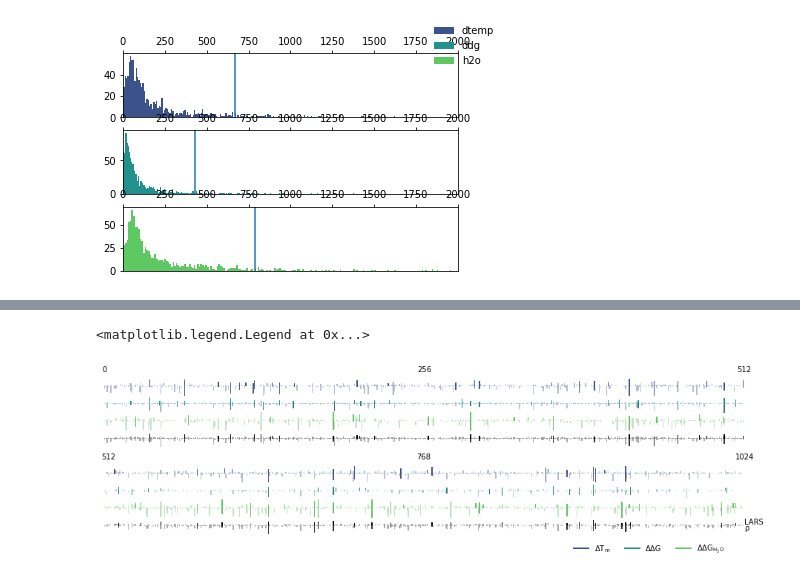
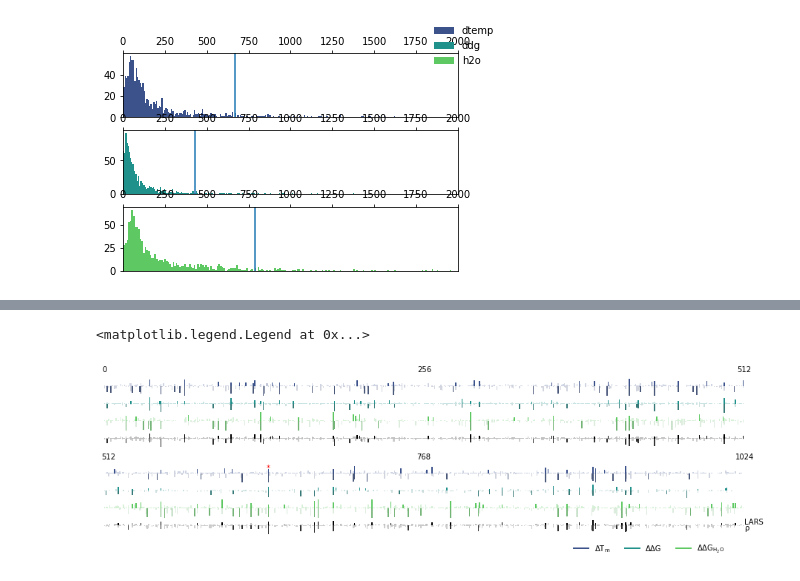
Before and after one commit to lkndl/mapra, a Jupyter notebook: mapra/11_feature_sampling.ipynb, the cells around one changed output, grey strips where cells are left out. Drawn from its saved outputs; the diff is of its cells as text; code cells hidden in the pictures.

```diff
--- a/mapra/11_feature_sampling.ipynb
+++ b/mapra/11_feature_sampling.ipynb
@@ -136,4 +133,6 @@ delta_coefs
 # %%
+perc = 95
+
 cmap = sns.color_palette('viridis', 3)
 fig, axes = plt.subplots(3, 1)
 for (delta, cnt), ax in zip(delta_coefs.items(), axes):
@@ -141,8 +140,8 @@ for (delta, cnt), ax in zip(delta_coefs.items(), axes):
     print(cmap[delta_labels.index(delta)])
     vals = list(cnt.values())
     print('std:', np.std(vals))
-    p = np.percentile(vals, 95)
-    print('95th percentile:', p)
+    p = np.percentile(vals, perc)
+    print(f'{perc}th percentile:', p)
     ax.hist(cnt.values(), bins=200, color=cmap[delta_labels.index(delta)], label=delta)
     ax.set(xlim=(0, 2000))
     ax.axvline(x=p)
@@ -162,3 +161,16 @@ std: 283.6349927975244
 95th percentile: 791.6999999999998
 <matplotlib.legend.Legend at 0x...>
 [figure]
+# %%
+# how many features are usually selected?
+cmap = sns.color_palette('viridis', 3)
+fig, axes = plt.subplots(3, 1)
+for (delta, vals), ax in zip(feature_counts.items(), axes):
+    print(delta)
+    print('std:', np.std(vals), ' mean:', np.mean(vals))
+    # p = np.percentile(vals, perc)
+    # print(f'{perc}th percentile:', p)
+    ax.hist(vals, bins=200, color=cmap[delta_labels.index(delta)], label=delta)
+    ax.set(xlim=(0, 2000))
+    # ax.axvline(x=p)
+fig.legend(frameon=False, fancybox=False)
@@ -175,12 +196,16 @@ sum_coefs = np.zeros((1024,))
 sum_spears = np.zeros((1024,))
 to_alphas = lambda ar2alphas: [1 if c > p else 0 for c in ar2alphas]
 
+stars = np.full((1024,), 1)
 
-def get_colors(ar, p, i, alpha=.4):
+
+def get_colors(ar, p, color, alpha=.25):
     alphas = [1 if c > p else alpha for c in ar]
-    c1 = [(*cmap[i], a) for a in alphas]
-    c2 = [(*cmap2[i], a) for a in alphas]
-    return c1, c2
+    return [(*color, a) for a in alphas]
+
+
+def update_stars(ar, centile, stars):
+    return np.array([1 if c > centile and s > 0 else 0 for c, s in zip(ar, stars)])
 
 
 def detick(ax):
@@ -194,7 +219,6 @@ def detick(ax):
 for i, (co_cnt, sp_cnt) in enumerate(zip(delta_coefs.values(),
                                          delta_spears.values())):
     coefs = np.array([co_cnt[i] for i in range(1024)], dtype=float)
-    p = np.percentile(coefs, 95)  # then highlight all counts > p    # break
     spears = np.array([sp_cnt[i] for i in range(1024)], dtype=float)
     sum_coefs += coefs
     sum_spears += spears
@@ -202,33 +226,48 @@ for i, (co_cnt, sp_cnt) in enumerate(zip(delta_coefs.values(),
     sps = scipy.stats.spearmanr(np.vstack((coefs, spears)).T, axis=0)[0]
     print(sps)
 
+    p = np.percentile(coefs, perc)  # then highlight all counts > p    # break
+    q = np.percentile(spears, perc)
+
     ax = axes[i]
-    c1, c2 = get_colors(coefs[:512], p, i)
-    ax.bar(list(range(512)), coefs[:512], color=c1)
-    ax.bar(list(range(512)), -spears[:512], color=c2)
+    ax.bar(list(range(512)), coefs[:512], width=.9,
+           color=get_colors(coefs[:512], p, cmap[i]))
+    ax.bar(list(range(512)), -spears[:512],  width=.9,
+           color=get_colors(spears[:512], q, cmap2[i]))
     ax.set_xlim(-1, 512)
     detick(ax)
 
     ax = axes[i + 5]
-    c1, c2 = get_colors(coefs[512:], p, i)
-    ax.bar(list(range(512)), coefs[512:], color=c1)
-    ax.bar(list(range(512)), -spears[512:], color=c2)
+    ax.bar(list(range(512)), coefs[512:],  width=.9,
+           color=get_colors(coefs[512:], p, cmap[i]))
+    ax.bar(list(range(512)), -spears[512:],  width=.9,
+           color=get_colors(spears[512:], q, cmap2[i]))
     ax.set_xlim(-1, 512)
     detick(ax)
 
+    stars = update_stars(coefs, p, stars)
+    stars = update_stars(spears, q, stars)
+
+stars = [i for i, c in enumerate(stars) if c > 0]
+print(stars)
+
 ax = axes[3]
-c1, c2 = get_colors(sum_coefs[:512], np.percentile(sum_coefs, 95), 3)
-ax.bar(list(range(512)), sum_coefs[:512] / 3, color=c1)
-ax.bar(list(range(512)), -sum_spears[:512] / 3, color=c2)
+p = np.percentile(sum_coefs, perc)  # then highlight all counts > p    # break
+q = np.percentile(sum_spears, perc)
+ax.bar(list(range(512)), sum_coefs[:512] / 3,  width=.9,
+       color=get_colors(sum_coefs[:512], p, cmap[3]))
+ax.bar(list(range(512)), -sum_spears[:512] / 3,  width=.9,
+       color=get_colors(sum_spears[:512], q, cmap2[3]))
 ax.set_xlim(-1, 512)
 detick(ax)
 
 axes[4].set_visible(False)
 
 ax = axes[8]
-c1, c2 = get_colors(sum_coefs[512:], np.percentile(sum_coefs, 95), 3)
-ax.bar(list(range(512)), sum_coefs[512:] / 3, color=c1)
-ax.bar(list(range(512)), -sum_spears[512:] / 3, color=c2)
+ax.bar(list(range(512)), sum_coefs[512:] / 3,  width=.9,
+       color=get_colors(sum_coefs[512:], p, cmap[3]))
+ax.bar(list(range(512)), -sum_spears[512:] / 3,  width=.9,
+       color=get_colors(sum_spears[512:], q, cmap2[3]))
 ax.set_xlim(-1, 512)
 detick(ax)
 
@@ -243,13 +282,20 @@ axi = axes[5].twiny()
 axi.set(xticks=[4, 256, 512], xticklabels=[512, 768, 1024])
 axi.tick_params(length=0)
 
+for st in stars:
+    a, shift = 0, 0
+    if st > 512:
+        a, shift = 5, 512
+    axes[a].text(st - shift, 600, '*', color='red', horizontalalignment='center')
+
 sns.despine(left=True, bottom=True)
 fig.subplots_adjust(left=0, right=1, bottom=0, top=1, hspace=-.15)
 
 # mess around with the legend
 handles = list()
 for de, co in zip(delta_labels, cmap):
-    handles.append(mlines.Line2D([], [], color=co, label=data.tex_lookup[de], linewidth=2))
+    handles.append(mlines.Line2D([], [], color=co,
+                                 label=data.tex_lookup[de], linewidth=2))
 axes[-1].legend(title='', bbox_to_anchor=(.98, -.05), ncol=3, handles=handles,
                 frameon=False, fancybox=False, facecolor=None)
 # %% [output]
@@ -259,2 +306,2 @@ axes[-1].legend(title='', bbox_to_anchor=(.98, -.05), ncol=3, handles=handles,
 <matplotlib.legend.Legend at 0x...>
-[figure, old version]
+[figure, new version]
```
Also changed, not shown: parts of 8 cells of this notebook, 4 other files.
